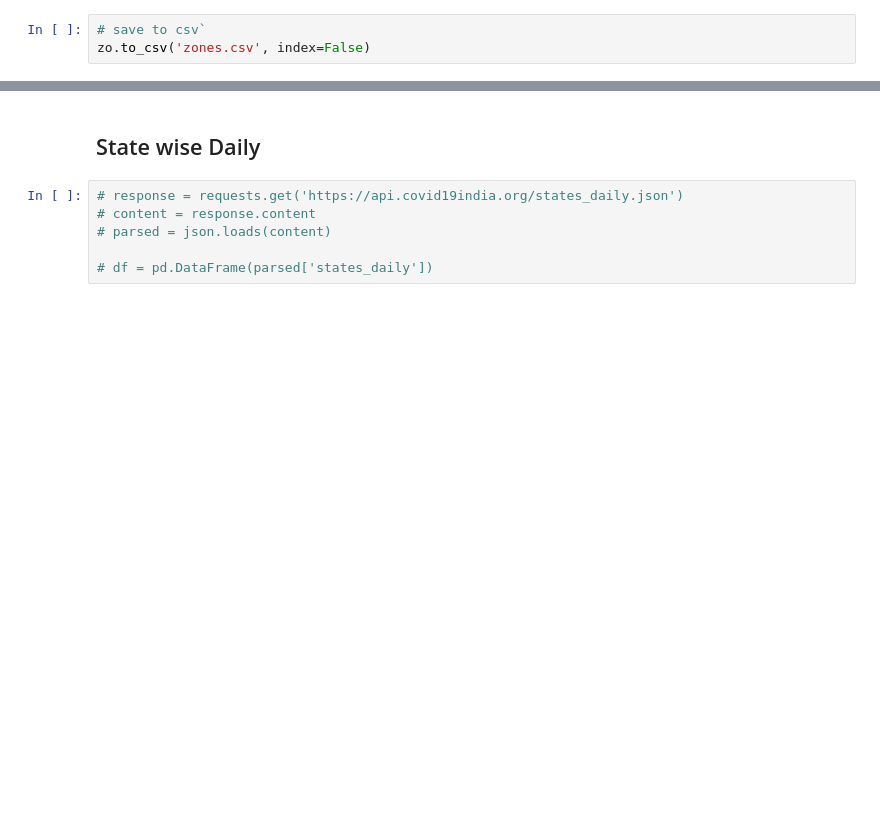
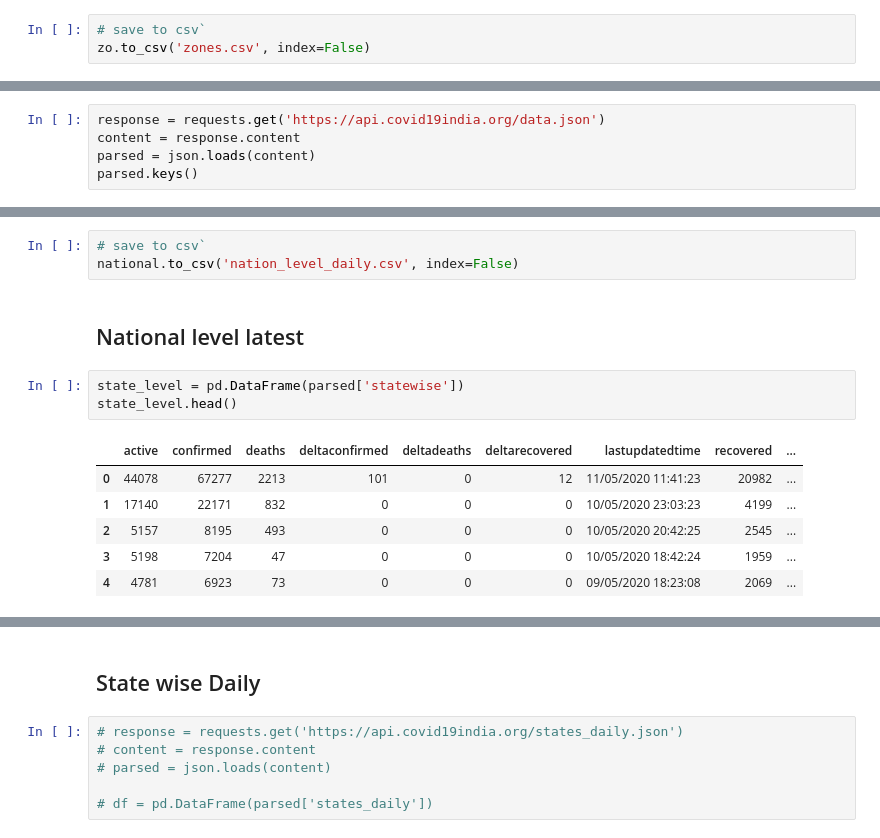
Before and after one commit to imdevskp/covid-19-india-data, a Jupyter notebook: api.ipynb, the cells around one changed output, grey strips where cells are left out. Cells and saved outputs as stored; diff of their text form; blank space fills up the shorter version.

```diff
--- a/api.ipynb
+++ b/api.ipynb
@@ -434,0 +437,5 @@ zo.to_csv('zones.csv', index=False)
+# %%
+response = requests.get('https://api.covid19india.org/data.json')
+content = response.content
+parsed = json.loads(content)
+parsed.keys()
@@ -434,0 +471,15 @@ zo.to_csv('zones.csv', index=False)
+# %%
+# save to csv`
+national.to_csv('nation_level_daily.csv', index=False)
+# %% [markdown]
+## National level latest
+# %%
+state_level = pd.DataFrame(parsed['statewise'])
+state_level.head()
+# %% [output]
+|  | active | confirmed | deaths | deltaconfirmed | deltadeaths | deltarecovered | lastupdatedtime | recovered | ... |
+| 0 | 44078 | 67277 | 2213 | 101 | 0 | 12 | 11/05/2020 11:41:23 | 20982 | ... |
+| 1 | 17140 | 22171 | 832 | 0 | 0 | 0 | 10/05/2020 23:03:23 | 4199 | ... |
+| 2 | 5157 | 8195 | 493 | 0 | 0 | 0 | 10/05/2020 20:42:25 | 2545 | ... |
+| 3 | 5198 | 7204 | 47 | 0 | 0 | 0 | 10/05/2020 18:42:24 | 1959 | ... |
+| 4 | 4781 | 6923 | 73 | 0 | 0 | 0 | 09/05/2020 18:23:08 | 2069 | ... |
```
Also changed, not shown: parts of 37 cells of this notebook, 5 other files.
